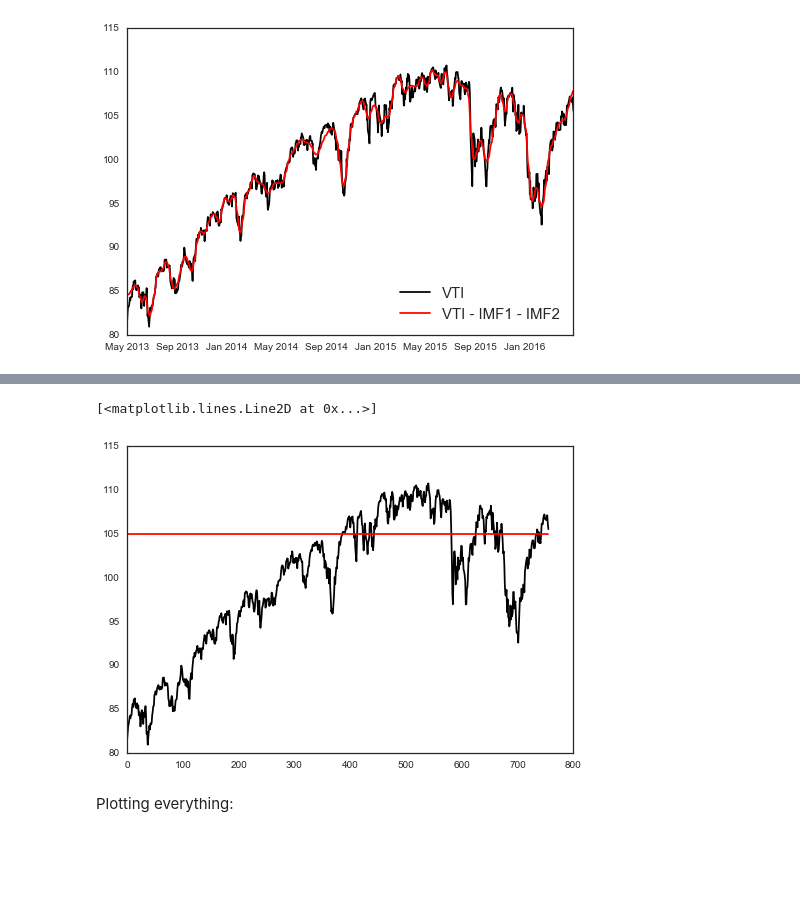
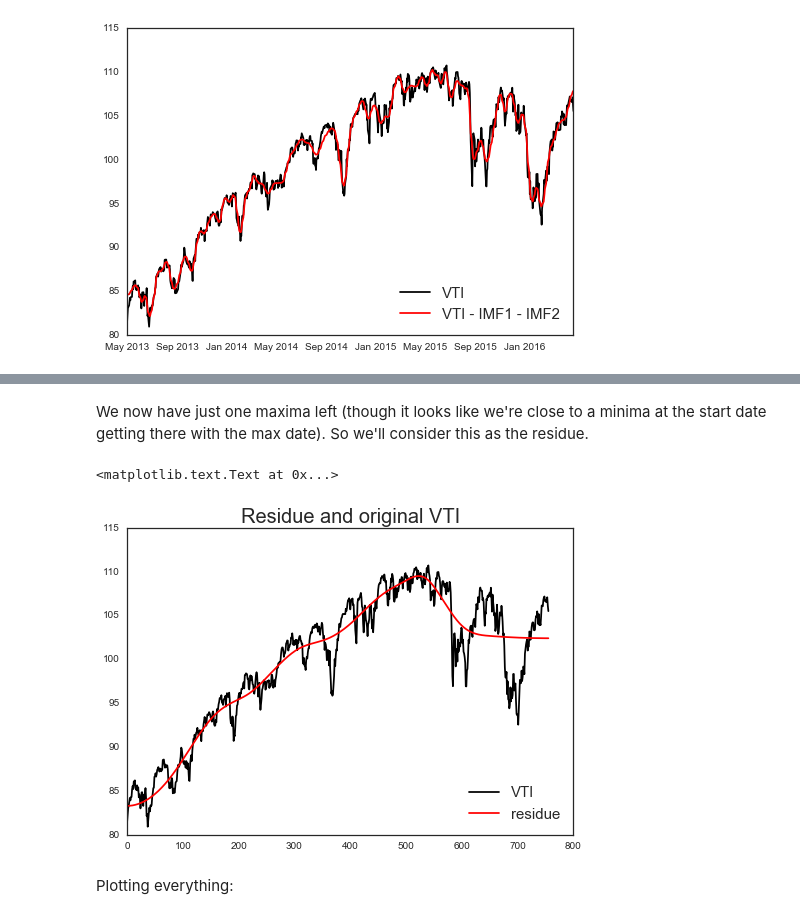
Before and after one commit to anzelpwj/Stats-week, a Jupyter notebook: Hilbert_Transform.ipynb, the cells around one changed output, grey strips where cells are left out. Cells and saved outputs as stored; diff of their text form; code cells hidden in the pictures; blank space fills up the shorter version.

```diff
--- a/Hilbert_Transform.ipynb
+++ b/Hilbert_Transform.ipynb
@@ -448,11 +448,12 @@ plt.title("Prototype first IMF", fontsize=20)
 # %% [markdown]
 This is much more centered around 0, but we should run this process a few more times to see it settle.
 # %%
-def HHT_IMF_prototype(t, x, Niter=5):
+def HHT_IMF_prototype(t, x, Niter=5, verbose=False):
     N = len(t)
     out_x = np.zeros((N, Niter))
     for idx in range(Niter):
-        print('Running %d of %d' % (idx + 1, Niter))
+        if verbose:
+            print('Running %d of %d' % (idx + 1, Niter))
         try:
             ext_t, ext_x = mirror_xy(t, x)
             minima = sp.signal.argrelmin(ext_x)
@@ -465,7 +466,8 @@ def HHT_IMF_prototype(t, x, Niter=5):
             max_spline = sp.interpolate.interp1d(maxima_t, maxima_x, kind='cubic')
         except:
             # We try and do this with an extra reflection
-            print('Trying with extended region')
+            if verbose:
+                print('Trying with extended region')
             ext_t, ext_x = mirror_xy(t, x, numrep=2)
             minima = sp.signal.argrelmin(ext_x)
             maxima = sp.signal.argrelmax(ext_x)
@@ -480,7 +482,7 @@ def HHT_IMF_prototype(t, x, Niter=5):
         out_x[:, idx] = x
     return out_x
 # %%
-h1_series = HHT_IMF_prototype(dummy_t, h1, Niter=5)
+h1_series = HHT_IMF_prototype(dummy_t, h1, Niter=5, verbose=True)
 # %% [output]
 Running 1 of 5
 Running 2 of 5
@@ -529,7 +531,7 @@ So the remaining signal has much of the high-frequency stuff filtered out.
 
 Repeating this again...
 # %%
-h2_series = HHT_IMF_prototype(dummy_t, X1, Niter=6)
+h2_series = HHT_IMF_prototype(dummy_t, X1, Niter=6, verbose=True)
 # %% [output]
 Running 1 of 6
 Running 2 of 6
@@ -579,5 +581,5 @@ I want to automate this process more, using the S stoppage rule.
 # %%
-def calculate_next_IMF(X_i, S_finish=3, maxiter=25):
+def calculate_next_IMF(X_i, S_finish=5, maxiter=25, extra_verbose=False):
     print("Calulating h_i0")
     t = np.arange(len(X_i))
     S_accum = 0
@@ -603,7 +605,7 @@ def calculate_next_IMF(X_i, S_finish=3, maxiter=25):
     while S_accum < S_finish:
         print("Beginning iter %s" % idx)
 
-        h_i = HHT_IMF_prototype(t, h_i, Niter=1).ravel()
+        h_i = HHT_IMF_prototype(t, h_i, Niter=1, verbose=extra_verbose).ravel()
 
         minima = sp.signal.argrelmin(h_i)
         if isinstance(minima, tuple):
@@ -733,10 +746,14 @@ At this point our IMF has just one maxima, and so we stop. The residue is all th
+# %% [markdown]
+We now have just one maxima left (though it looks like we're close to a minima at the start date getting there with the max date). So we'll consider this as the residue.
 # %%
-residue = X5 - IMF6
-plt.plot(dummy_t, X0, color='k')
-plt.plot(dummy_t, residue, color='r')
+residue = X5
+plt.plot(dummy_t, X0, color='k', label="VTI")
+plt.plot(dummy_t, residue, color='r', label="residue")
+plt.legend(fontsize=15, loc=4)
+plt.title("Residue and original VTI", fontsize=20)
 # %% [output]
-[<matplotlib.lines.Line2D at 0x...>]
+<matplotlib.text.Text at 0x...>
-[figure, old version]
+[figure, new version]
 # %% [markdown]
 Plotting everything:
 # %%
```
Also changed, not shown: parts of 14 cells of this notebook.
